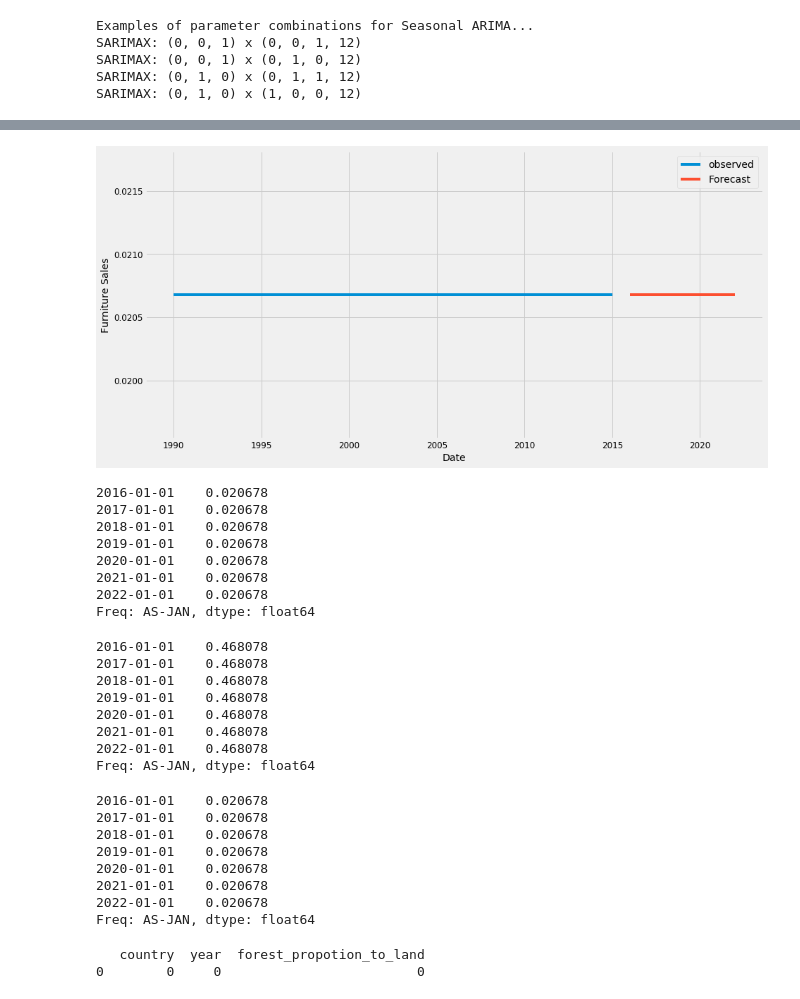
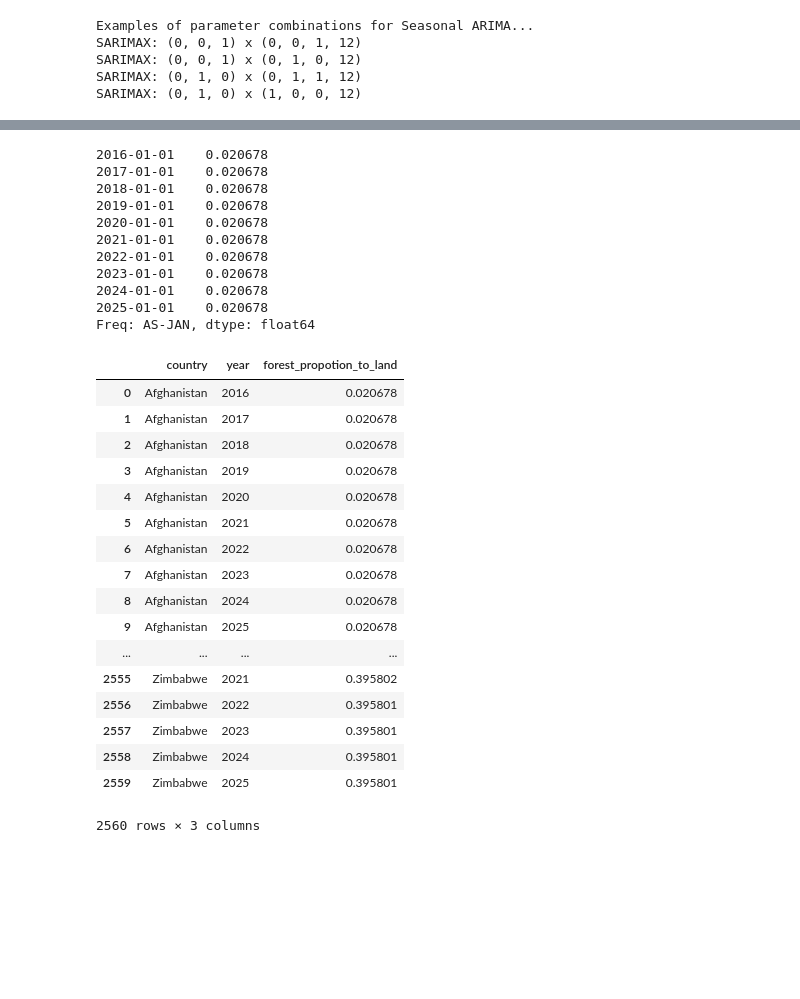
Before and after one commit to deforestation-dashboard/build_deforestationDash_DS1, a Jupyter notebook: Deforestation_modelprediction_allcountries.ipynb, the cells around one changed output, grey strips where cells are left out. Saved outputs shown, nothing was run; the diff lists cells and outputs as text; code cells hidden in the pictures; blank space fills up the shorter version.

```diff
--- a/Deforestation_modelprediction_allcountries.ipynb
+++ b/Deforestation_modelprediction_allcountries.ipynb
@@ -153,39 +104,3 @@ Freq: AS-JAN, dtype: float64
-# %%
-pred_uc = results.get_forecast(steps=7)
-pred_ci = pred_uc.conf_int()
-
-ax = df_final['forest_propotion_to_land']['Afghanistan']["1990-01-01":"2021-01-01"].plot(label='observed', figsize=(14, 7))
-pred_uc.predicted_mean.plot(ax=ax, label='Forecast')
-ax.fill_between(pred_ci.index,
-                pred_ci.iloc[:, 0],
-                pred_ci.iloc[:, 1], color='k', alpha=.25)
-ax.set_xlabel('Date')
-ax.set_ylabel('Furniture Sales')
-
-plt.legend()
-plt.show()
-pred_uc.predicted_mean
-# %% [output]
-[figure, removed]
-2016-01-01    0.020678
-2017-01-01    0.020678
-2018-01-01    0.020678
-2019-01-01    0.020678
-2020-01-01    0.020678
-2021-01-01    0.020678
-2022-01-01    0.020678
-Freq: AS-JAN, dtype: float64
-# %%
-pred_uc.predicted_mean
-# %% [output]
-2016-01-01    0.468078
-2017-01-01    0.468078
-2018-01-01    0.468078
-2019-01-01    0.468078
-2020-01-01    0.468078
-2021-01-01    0.468078
-2022-01-01    0.468078
-Freq: AS-JAN, dtype: float64
 # %%
 import warnings
 import itertools
@@ -234,7 +149,7 @@ results = mod.fit()
 
 pred = results.get_prediction(start=pd.to_datetime('2003-01-01'), dynamic=False)
 pred_ci = pred.conf_int()
-pred_uc = results.get_forecast(steps=7)
+pred_uc = results.get_forecast(steps=10)
 pred_uc.predicted_mean
 # %% [output]
 2016-01-01    0.020678
@@ -244,6 +159,9 @@ pred_uc.predicted_mean
 2020-01-01    0.020678
 2021-01-01    0.020678
 2022-01-01    0.020678
+2023-01-01    0.020678
+2024-01-01    0.020678
+2025-01-01    0.020678
 Freq: AS-JAN, dtype: float64
 # %%
 countries = ['Afghanistan', 'Albania', 'Algeria', 'American Samoa', 'Andorra', 'Angola', 'Antigua and Barbuda', 'Arab World',
@@ -282,38 +200,54 @@ countries = ['Afghanistan', 'Albania', 'Algeria', 'American Samoa', 'Andorra', '
  'Tunisia', 'Turkey', 'Turkmenistan', 'Turks and Caicos Islands', 'Tuvalu', 'Uganda', 'Ukraine', 'United Arab Emirates',
  'United Kingdom', 'United States', 'United States Virgin Islands', 'Upper middle income', 'Uruguay', 'Uzbekistan', 'Vanuatu',
  'Venezuela', 'Vietnam', 'World', 'Yemen', 'Zambia', 'Zimbabwe']
 
 # South Sudan doesn't have enough data point to make prediction
 
 df_final.index = pd.to_datetime(df_final.index, format='%Y')
-add_df = pd.DataFrame({'country': [0],'year': [0], 'forest_propotion_to_land': [0]})
-print(add_df)
+add_df = pd.DataFrame(columns=['country','year','forest_propotion_to_land'])
 
 for i in countries:
   p = d = q = range(0, 2)
   pdq = list(itertools.product(p, d, q))
   seasonal_pdq = [(x[0], x[1], x[2], 12) for x in list(itertools.product(p, d, q))]
 
   mod = sm.tsa.statespace.SARIMAX(df_final['forest_propotion_to_land'][i],
                                   order=(1, 1, 1),
                                   seasonal_order=(1, 1, 0, 1),
                                   enforce_stationarity=False,
                                   enforce_invertibility=False)
 
   start_params = [0, 0, 1.]
   results = mod.fit()
 
   pred = results.get_prediction(start=pd.to_datetime('2003-01-01'), dynamic=False)
   pred_ci = pred.conf_int()
-  pred_uc = results.get_forecast(steps=7)
-  new_df=pd.DataFrame({'country': [i,i,i,i,i,i,i],'year':pred_uc.predicted_mean.index, 'forest_propotion_to_land':pred_uc.predicted_mean.values})
+  pred_uc = results.get_forecast(steps=10)
+  new_df=pd.DataFrame({'country': [i,i,i,i,i,i,i,i,i,i],'year':pred_uc.predicted_mean.index, 'forest_propotion_to_land':pred_uc.predicted_mean.values})
   add_df = pd.concat([add_df, new_df])
 
 
-add_df = add_df.reset_index()
+add_df = add_df.reset_index().drop(columns=['index'])
 add_df['year'] = add_df['year'].astype(str)
 add_df['year'] = add_df['year'].str.rsplit('-',0).str[0]
-add_df.to_csv('prediction.csv')
+# add_df.to_csv('prediction2.csv')
+add_df
 # %% [output]
+|  | country | year | forest_propotion_to_land |
+| 0 | Afghanistan | 2016 | 0.020678 |
+| 1 | Afghanistan | 2017 | 0.020678 |
+| 2 | Afghanistan | 2018 | 0.020678 |
+| 3 | Afghanistan | 2019 | 0.020678 |
+| 4 | Afghanistan | 2020 | 0.020678 |
+| 5 | Afghanistan | 2021 | 0.020678 |
+| 6 | Afghanistan | 2022 | 0.020678 |
+| 7 | Afghanistan | 2023 | 0.020678 |
+| 8 | Afghanistan | 2024 | 0.020678 |
+| 9 | Afghanistan | 2025 | 0.020678 |
+| ... | ... | ... | ... |
+| 2555 | Zimbabwe | 2021 | 0.395802 |
+| 2556 | Zimbabwe | 2022 | 0.395801 |
+| 2557 | Zimbabwe | 2023 | 0.395801 |
+| 2558 | Zimbabwe | 2024 | 0.395801 |
+| 2559 | Zimbabwe | 2025 | 0.395801 |
-   country  year  forest_propotion_to_land
-0        0     0                         0
+2560 rows × 3 columns
```
Also changed, not shown: parts of 4 cells of this notebook, 2 other files.
